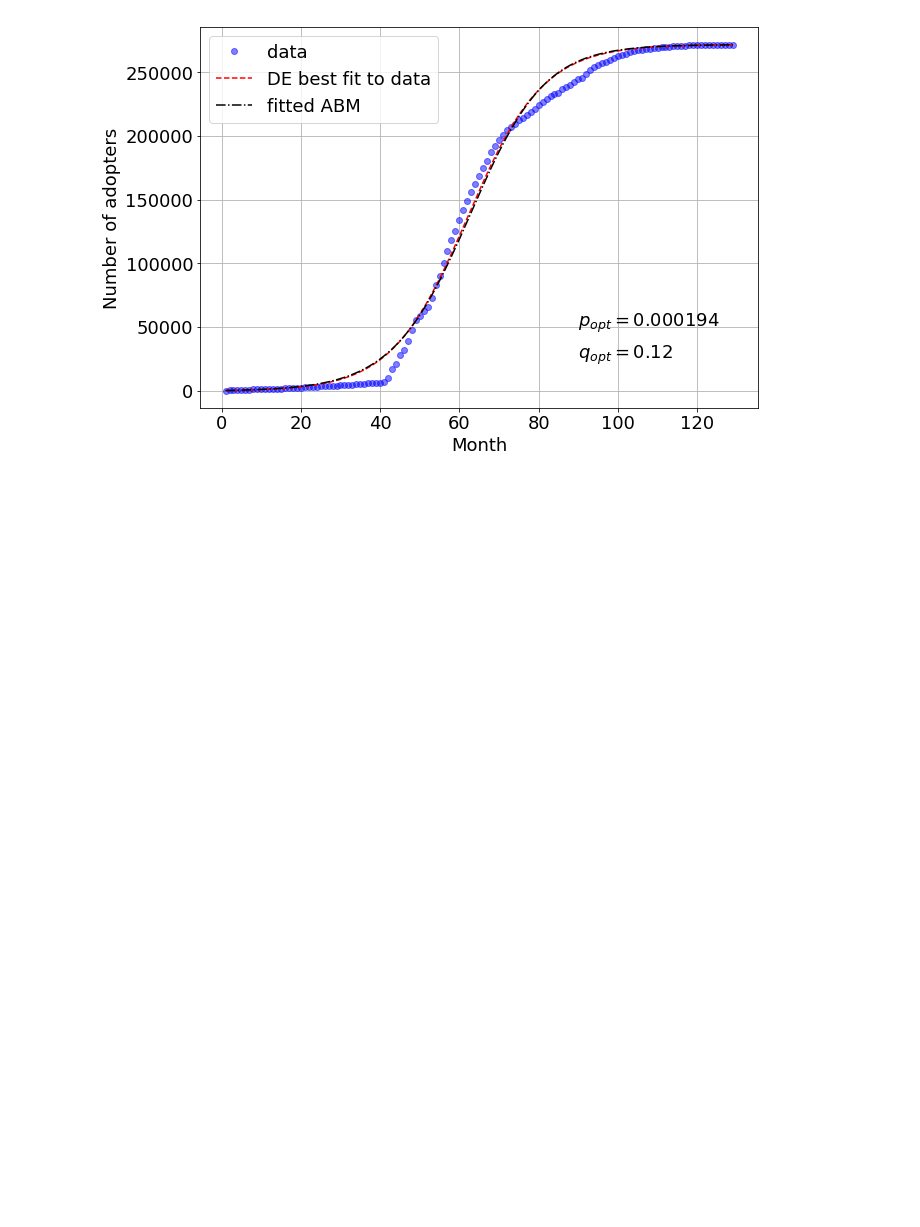
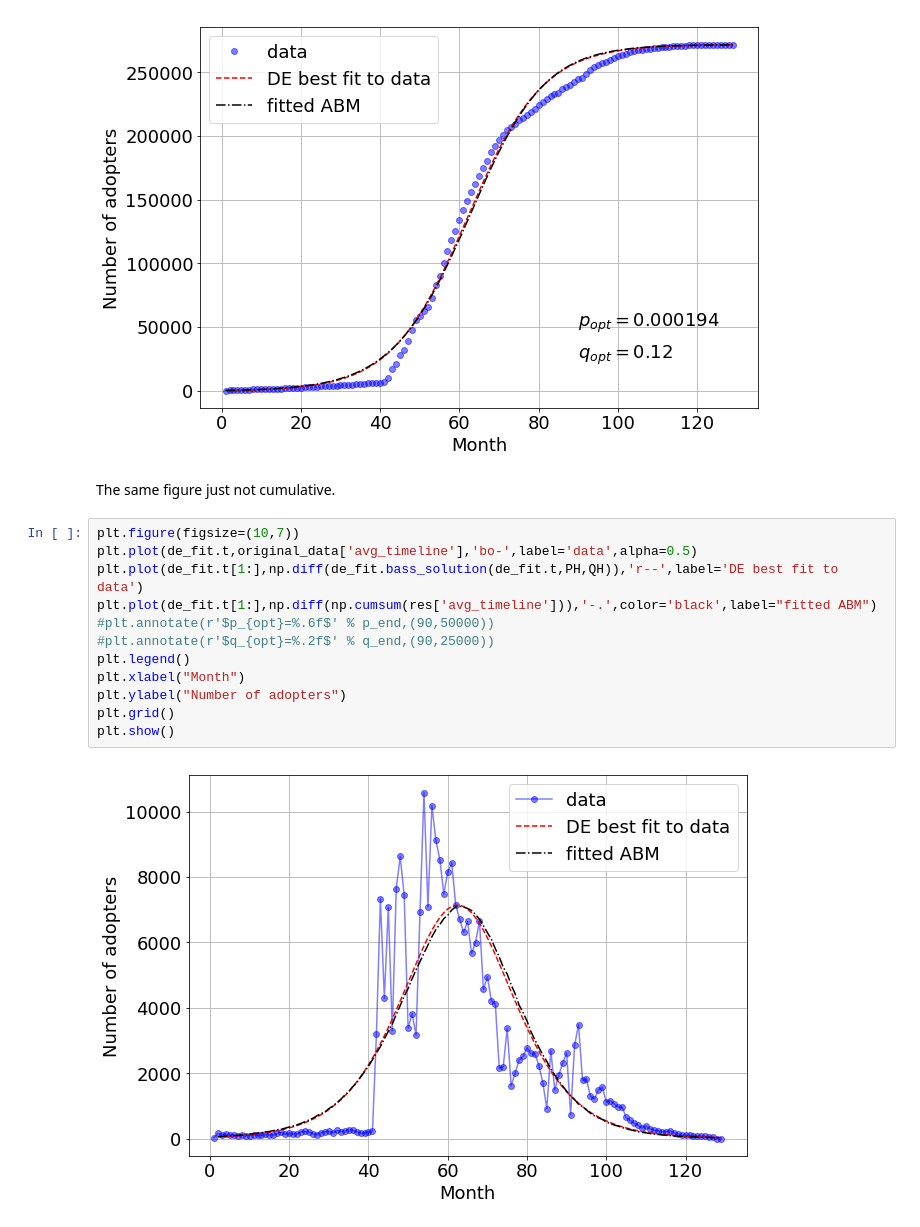
Before and after one commit to bokae/spatial_diffusion, a Jupyter notebook: optimization.ipynb, the cells around one changed output. Cells and saved outputs as stored; diff of their text form; blank space fills up the shorter version.

```diff
--- a/optimization.ipynb
+++ b/optimization.ipynb
@@ -281,3 +305,19 @@ plt.grid()
 plt.show()
 # %% [output]
 [figure]
+# %% [markdown]
+The same figure just not cumulative.
+# %%
+plt.figure(figsize=(10,7))
+plt.plot(de_fit.t,original_data['avg_timeline'],'bo-',label='data',alpha=0.5)
+plt.plot(de_fit.t[1:],np.diff(de_fit.bass_solution(de_fit.t,PH,QH)),'r--',label='DE best fit to data')
+plt.plot(de_fit.t[1:],np.diff(np.cumsum(res['avg_timeline'])),'-.',color='black',label="fitted ABM")
+#plt.annotate(r'$p_{opt}=%.6f$' % p_end,(90,50000))
+#plt.annotate(r'$q_{opt}=%.2f$' % q_end,(90,25000))
+plt.legend()
+plt.xlabel("Month")
+plt.ylabel("Number of adopters")
+plt.grid()
+plt.show()
+# %% [output]
+[figure, added]
```
Also changed, not shown: parts of 96 cells of this notebook, 1 other file.
